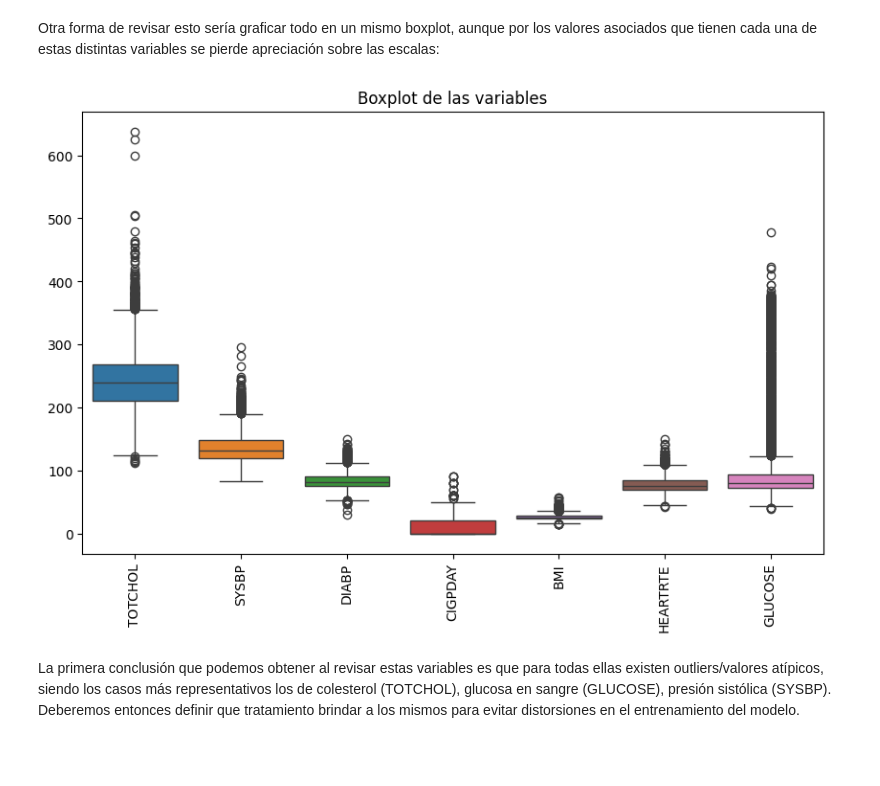
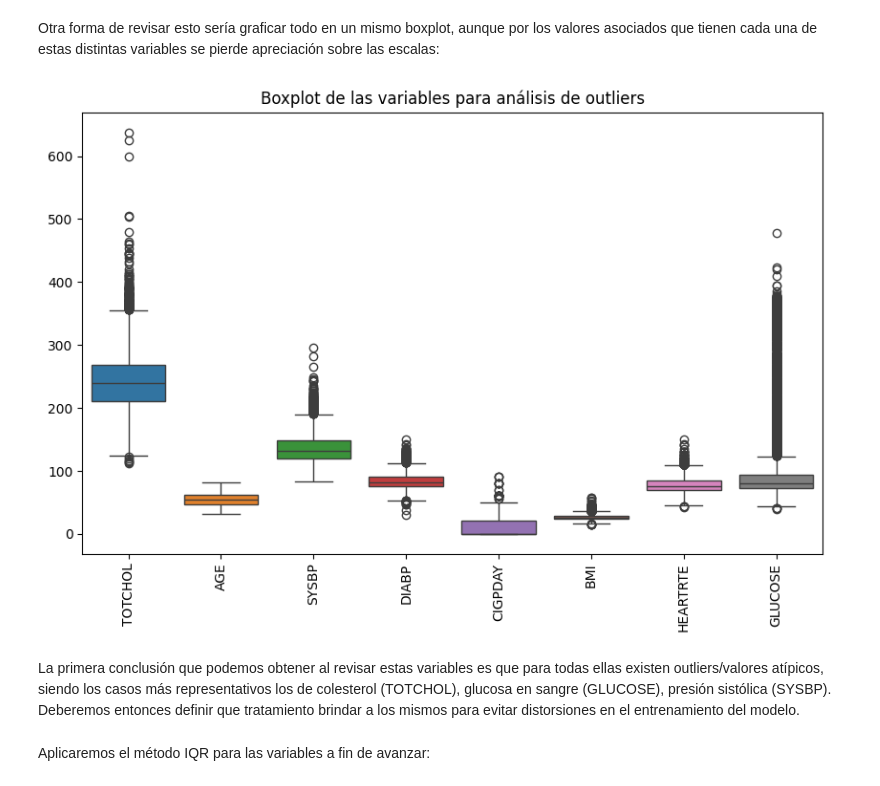
Before and after one commit to estebanbec/machine_learning, a Jupyter notebook: Colab_Proyecto.ipynb, the cells around one changed output. Drawn from its saved outputs; the diff is of its cells as text; code cells hidden in the pictures; blank space fills up the shorter version.

```diff
--- a/Colab_Proyecto.ipynb
+++ b/Colab_Proyecto.ipynb
@@ -324,14 +324,14 @@ Index(['SEX', 'TOTCHOL', 'AGE', 'SYSBP', 'DIABP', 'CURSMOKE', 'CIGPDAY', 'BMI',
 # %% [markdown]
 Del total de columnas/variables involucradas en el dataset, procederemos a buscar valores de outliers en aquellas cuyos valores asignables no son "categóricos" (como por ejemplo el sexo) sino en aquellos donde la información que representan son valores continuos como por ejemplo el nivel de glucosa en sangre (GLUCOSE)
 # %%
-columnas = ['TOTCHOL', 'SYSBP', 'DIABP', 'CIGPDAY', 'BMI', 'HEARTRTE', 'GLUCOSE']
+columnas = ['TOTCHOL', 'AGE', 'SYSBP', 'DIABP', 'CIGPDAY', 'BMI', 'HEARTRTE', 'GLUCOSE']
 
 plt.figure(figsize=(20, 15))
 
 for i, col in enumerate(columnas, 1):
     plt.subplot(3, 3, i)
     sns.boxplot(y=df_sin_ID[col])
-    plt.title(f'Boxplot of {col}')
+    plt.title(f'Boxplot de Variable: {col}')
 plt.tight_layout()
 
 plt.show()
@@ -342,11 +342,13 @@ Otra forma de revisar esto sería graficar todo en un mismo boxplot, aunque por
 # %%
 plt.figure(figsize=(10, 6))
 sns.boxplot(data=df_sin_ID[columnas])
-plt.title('Boxplot de las variables')
+plt.title('Boxplot de las variables para análisis de outliers')
 plt.xticks(rotation=90)
 plt.show()
 # %% [output]
-[figure, old version]
+[figure, new version]
 # %% [markdown]
 La primera conclusión que podemos obtener al revisar estas variables es que para todas ellas existen outliers/valores atípicos, siendo los casos más representativos los de colesterol (TOTCHOL), glucosa en sangre (GLUCOSE), presión sistólica (SYSBP).
 Deberemos entonces definir que tratamiento brindar a los mismos para evitar distorsiones en el entrenamiento del modelo.
+# %% [markdown]
+Aplicaremos el método IQR para las variables a fin de avanzar:
```
Also changed, not shown: parts of 10 cells of this notebook.
